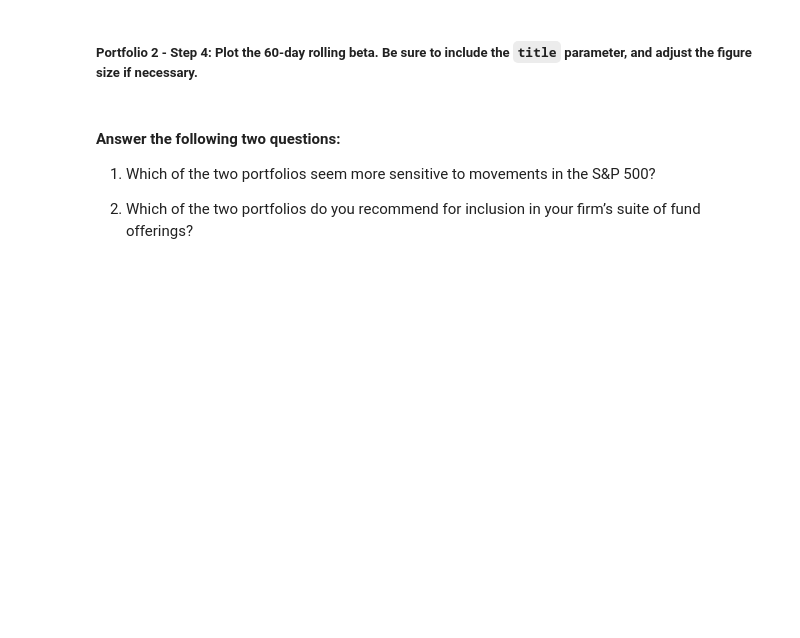
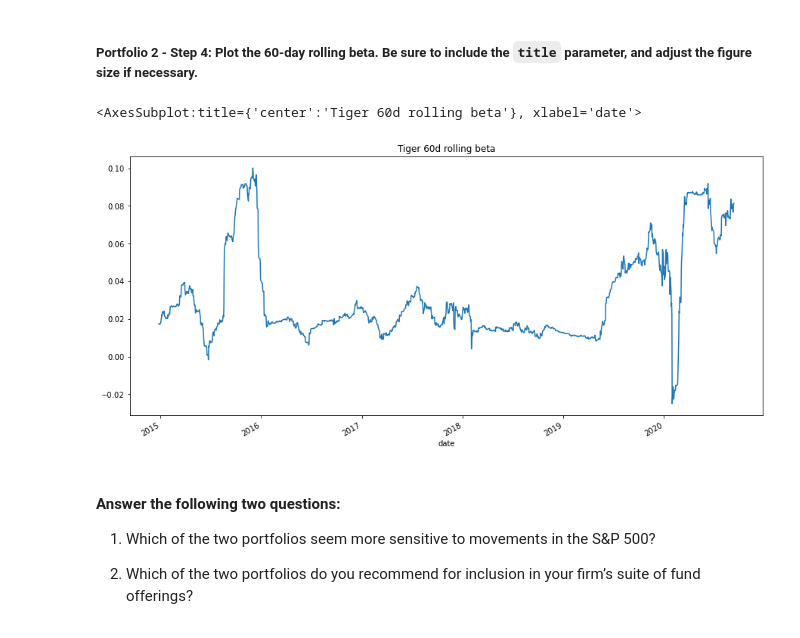
Before and after one commit to flyfishjay/challenge_week_4, a Jupyter notebook: risk_return_analysis.ipynb, the cells around one changed output. Cells and saved outputs as stored; diff of their text form; code cells hidden in the pictures; blank space fills up the shorter version.

```diff
--- a/risk_return_analysis.ipynb
+++ b/risk_return_analysis.ipynb
@@ -415,4 +460,6 @@ Your analysis is nearing completion. Now, you need to evaluate how the portfolio
 # %%
 # Calculate the covariance using a 60-day rolling window
 # Review the last five rows of the covariance data
-# YOUR CODE HERE
+
+tiger_spx_cov_60d = whale_daily_returns['TIGER GLOBAL MANAGEMENT LLC'].rolling (window = 60).cov(whale_daily_returns['S&P 500'].rolling(window=60))
+tiger_spx_cov_60d.tail()
@@ -421,7 +476,8 @@ Your analysis is nearing completion. Now, you need to evaluate how the portfolio
 # %%
 # Calculate the beta based on the 60-day rolling covariance compared to the market (S&P 500)
 # Review the last five rows of the beta information
-# YOUR CODE HERE
+
+tiger_beta = tiger_spx_cov_60d / spx_var_60d
 # %% [markdown]
 ##### Portfolio 2 - Step 3: Use the Pandas `mean` function to calculate the average value of the 60-day rolling beta of the portfolio.
 # %%
@@ -432,7 +489,11 @@ Your analysis is nearing completion. Now, you need to evaluate how the portfolio
 # %%
 # Plot the rolling beta
 # Include a title parameter and adjust the figure size
-# YOUR CODE HERE
+
+tiger_beta.plot(figsize =(15,7), title = 'Tiger 60d rolling beta')
+# %% [output]
+<AxesSubplot:title={'center':'Tiger 60d rolling beta'}, xlabel='date'>
+[figure, added]
 # %% [markdown]
 #### Answer the following two questions:
 
```
Also changed, not shown: parts of 9 cells of this notebook.
